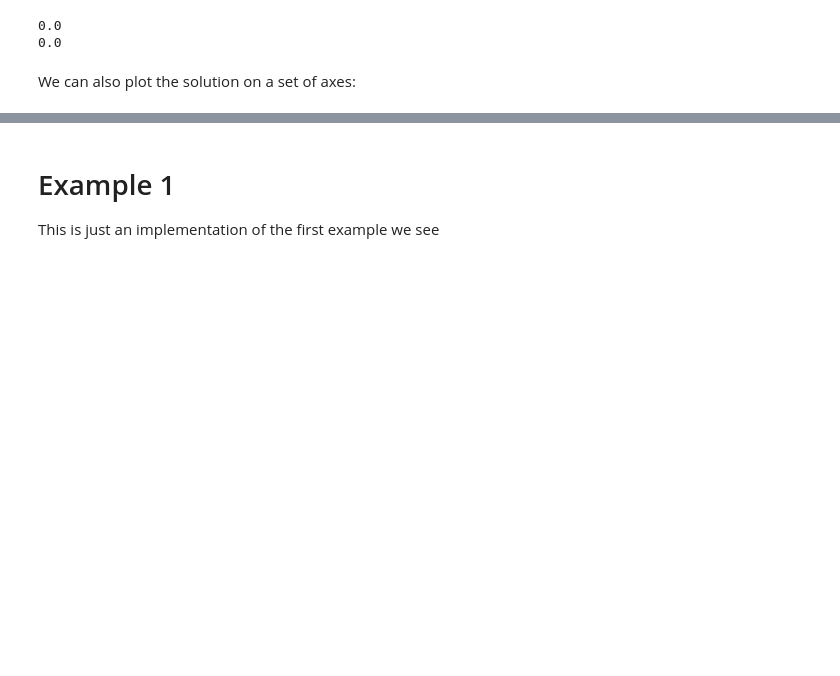
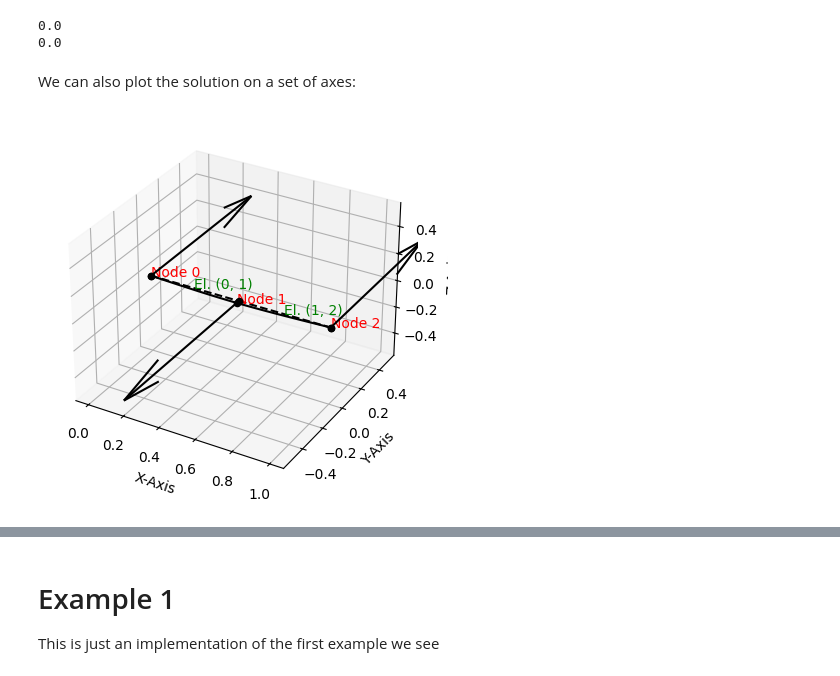
Before and after one commit to rtengle/me700-hw2, a Jupyter notebook: tutorial/tutorial.ipynb, the cells around one changed output, grey strips where cells are left out. Saved outputs shown, nothing was run; the diff lists cells and outputs as text; code cells hidden in the pictures; blank space fills up the shorter version.

```diff
--- a/tutorial/tutorial.ipynb
+++ b/tutorial/tutorial.ipynb
@@ -128,9 +131,11 @@ We can also plot the solution on a set of axes:
 # %%
 fig = plt.figure()
 ax = fig.add_subplot(projection='3d')
-mesh.plot(ax, disp_scale=1, force_scale=5)
+mesh.plot(ax)
 ax.set_xlabel('X-Axis')
 ax.set_ylabel('Y-Axis')
 ax.set_zlabel('Z-Axis')
 set_axes_equal(ax)
 plt.show()
+# %% [output]
+[figure, added]
```
Also changed, not shown: parts of 17 cells of this notebook, 3 other files.
